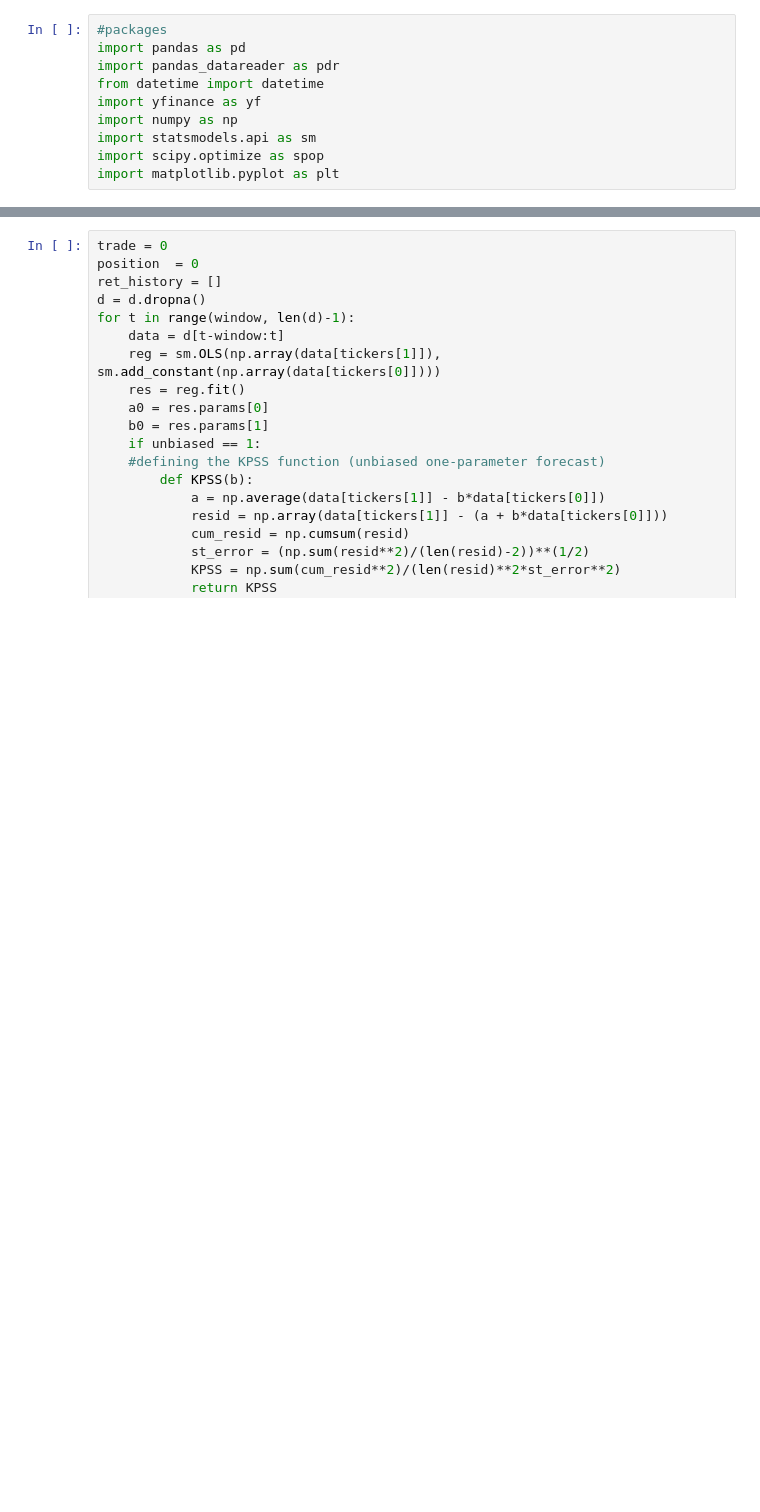
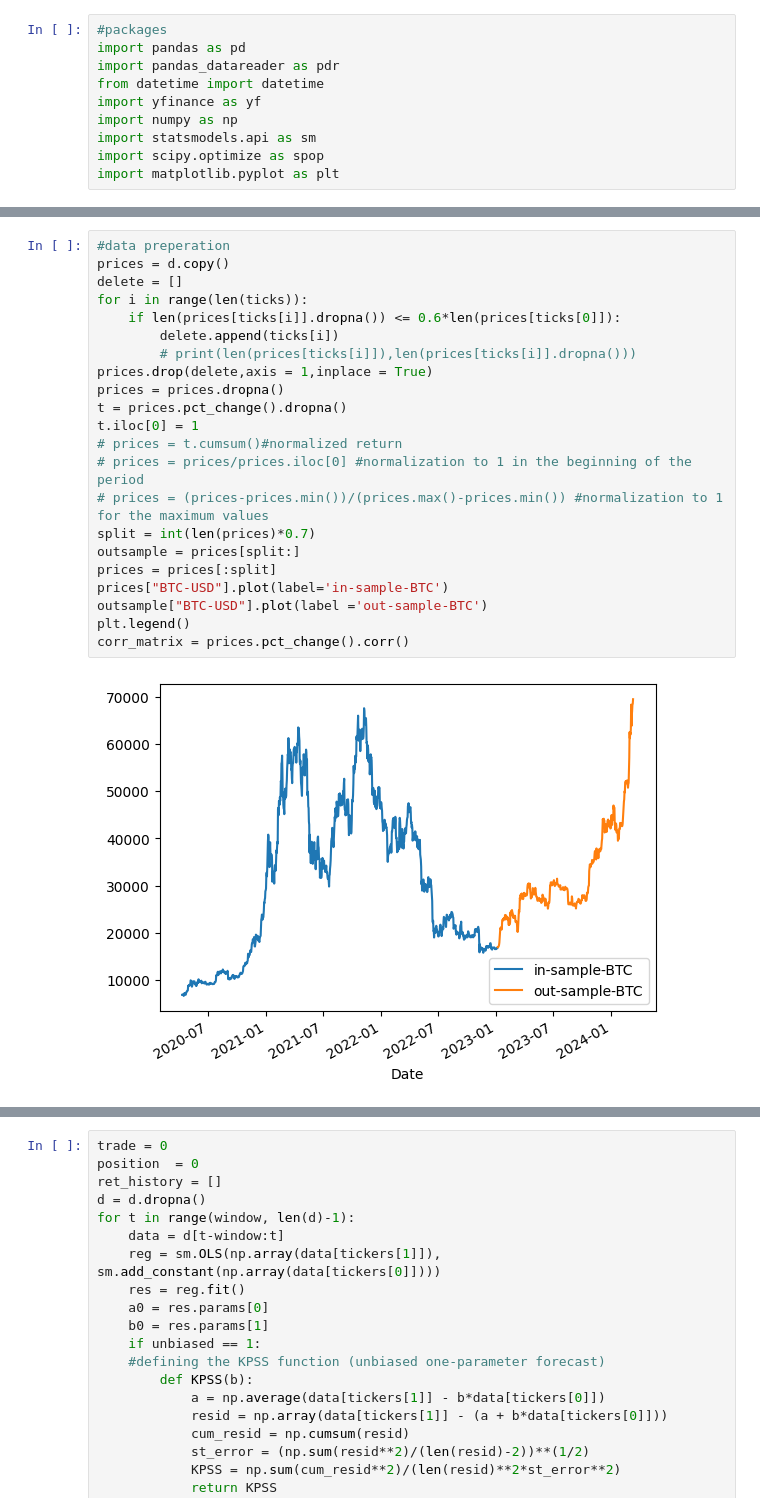
Before and after one commit to DanialRamezani/New-cointegration-model-for-pairs-trading, a Jupyter notebook: advances-pairstrading.ipynb, the cells around one changed output, grey strips where cells are left out. Cells and saved outputs as stored; diff of their text form; blank space fills up the shorter version.

```diff
--- a/advances-pairstrading.ipynb
+++ b/advances-pairstrading.ipynb
@@ -53 +81,25 @@ plt.legend()
+# %%
+#data preperation
+prices = d.copy()
+delete = []
+for i in range(len(ticks)):
+    if len(prices[ticks[i]].dropna()) <= 0.6*len(prices[ticks[0]]):
+        delete.append(ticks[i])
+        # print(len(prices[ticks[i]]),len(prices[ticks[i]].dropna()))
+prices.drop(delete,axis = 1,inplace = True)
+prices = prices.dropna()
+t = prices.pct_change().dropna()
+t.iloc[0] = 1
+# prices = t.cumsum()#normalized return
+# prices = prices/prices.iloc[0] #normalization to 1 in the beginning of the period
+# prices = (prices-prices.min())/(prices.max()-prices.min()) #normalization to 1 for the maximum values
+split = int(len(prices)*0.7)
+outsample = prices[split:]
+prices = prices[:split]
+prices["BTC-USD"].plot(label='in-sample-BTC')
+outsample["BTC-USD"].plot(label ='out-sample-BTC')
+plt.legend()
+corr_matrix = prices.pct_change().corr()
+# %% [output]
+[figure, added]
 # %%
```
Also changed, not shown: parts of 20 cells of this notebook.
